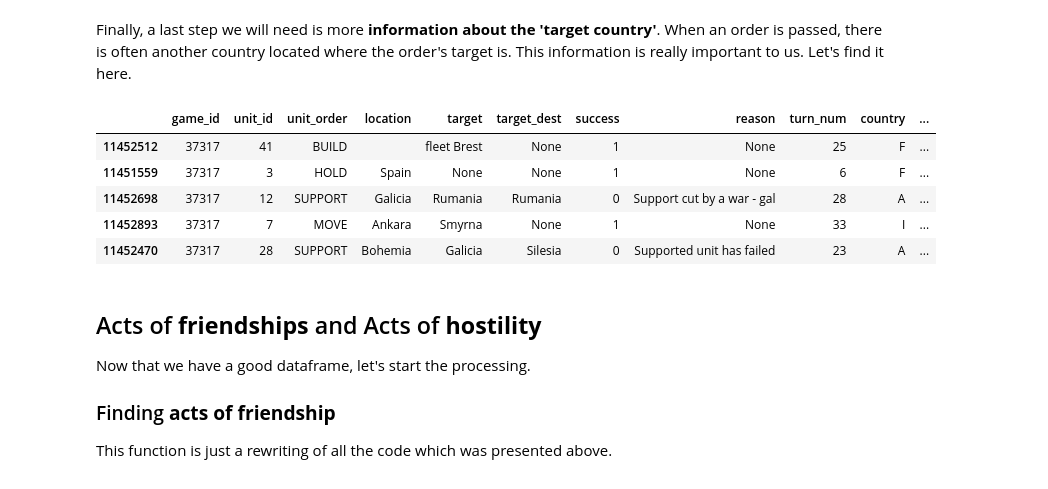
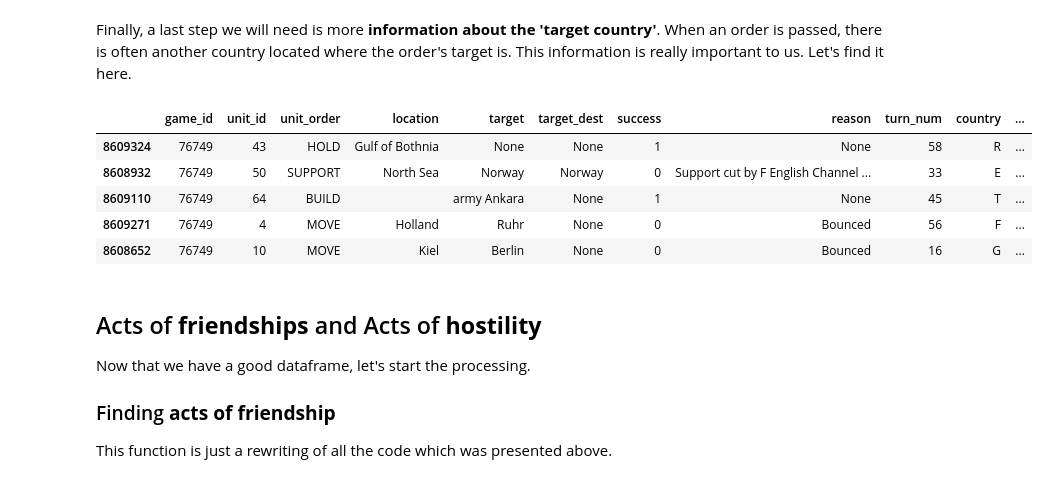
Before and after one commit to epfl-ada/ada-2020-project-milestone-p3-p3_chic, a Jupyter notebook: p4.ipynb, the cells around one changed output. Cells and saved outputs as stored; diff of their text form; code cells hidden in the pictures.

```diff
--- a/p4.ipynb
+++ b/p4.ipynb
@@ -94,7 +94,7 @@ We also give an clarification for the rows of 'all_orders' (i.e. the proper orde
 Now that all of this is well-defined, let's see what we can achieve in the code. As it can be quite hard to see how to do this, let's break this down and look at one game.
 # %%
 # extract one game
-game = all_games.query("id == 37317")
+game = all_games.query("id == 76749")
 game_id = game.iloc[0,0]
 game
 # %% [output]
@@ -200,7 +200,7 @@ except ValueError:
 # %% [markdown]
 Finally, a last step we will need is more **information about the 'target country'**. When an order is passed, there is often another country located where the order's target is. This information is really important to us. Let's find it here.
 # %%
-def get_target_country(order):
+def get_target_country(order, orders):
     """
     Given an order MOVE or SUPPORT, it returns the country that controls the targeted province.
     The function looks at 'the last successful move towards the targetted province'.
@@ -209,7 +209,7 @@ def get_target_country(order):
     """
     if order.unit_order not in ["MOVE", "SUPPORT"]: return ""
     # get the last move orders to this province
-    q = "(unit_order == 'MOVE' | unit_order == 'RETREAT') & success == 1 & target == '{}' & turn_num < {}".format(order.target, order.turn_num)
+    q = "(unit_order in ('MOVE' ,'RETREAT', 'HOLD')) & success == 1 & target == '{}' & turn_num < {}".format(order.target, order.turn_num)
     last_move_orders = orders.query(q)
     if len(last_move_orders):
         # extract the order
@@ -220,16 +220,16 @@ def get_target_country(order):
         return "None"
 # %%
 # get target country
-targets = orders.apply(get_target_country, axis = 1)
+targets = orders.apply(lambda o: get_target_country(o, orders), axis = 1)
 orders["target_country"] = targets
 orders.sample(5)
 # %% [output]
 |  | game_id | unit_id | unit_order | location | target | target_dest | success | reason | turn_num | country | ... |
-| 11452512 | 37317 | 41 | BUILD |  | fleet Brest | None | 1 | None | 25 | F | ... |
-| 11451559 | 37317 | 3 | HOLD | Spain | None | None | 1 | None | 6 | F | ... |
-| 11452698 | 37317 | 12 | SUPPORT | Galicia | Rumania | Rumania | 0 | Support cut by a war - gal | 28 | A | ... |
-| 11452893 | 37317 | 7 | MOVE | Ankara | Smyrna | None | 1 | None | 33 | I | ... |
-| 11452470 | 37317 | 28 | SUPPORT | Bohemia | Galicia | Silesia | 0 | Supported unit has failed | 23 | A | ... |
+| 8609324 | 76749 | 43 | HOLD | Gulf of Bothnia | None | None | 1 | None | 58 | R | ... |
+| 8608932 | 76749 | 50 | SUPPORT | North Sea | Norway | Norway | 0 | Support cut by F English Channel ... | 33 | E | ... |
+| 8609110 | 76749 | 64 | BUILD |  | army Ankara | None | 1 | None | 45 | T | ... |
+| 8609271 | 76749 | 4 | MOVE | Holland | Ruhr | None | 0 | Bounced | 56 | F | ... |
+| 8608652 | 76749 | 10 | MOVE | Kiel | Berlin | None | 0 | Bounced | 16 | G | ... |
 # %% [markdown]
 ## Acts of **friendships** and Acts of **hostility**
 
```
Also changed, not shown: parts of 22 cells of this notebook.
